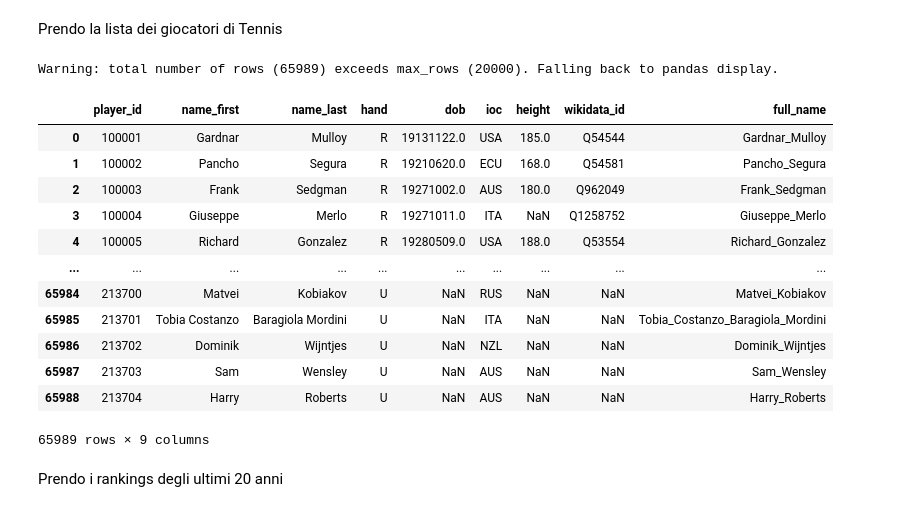
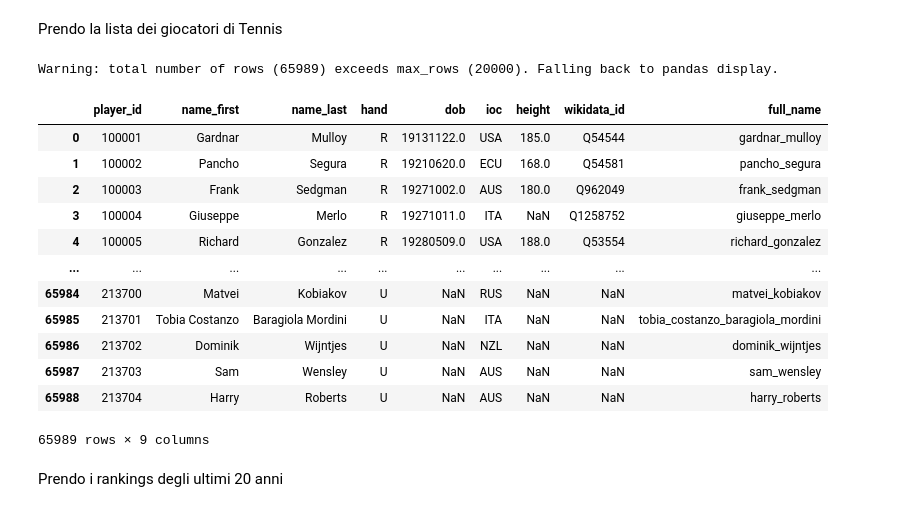
Before and after one commit to oraziotorre/MomentumShiftAI, a Jupyter notebook: ModelDevelopment.ipynb, the cells around one changed output. Drawn from its saved outputs; the diff is of its cells as text; code cells hidden in the pictures.

```diff
--- a/ModelDevelopment.ipynb
+++ b/ModelDevelopment.ipynb
@@ -441,35 +441,36 @@ Prendo la lista dei giocatori di Tennis
 # %%
 url = "https://raw.githubusercontent.com/JeffSackmann/tennis_atp/master/atp_players.csv"
 response = requests.get(url)
 
 with open("atp_players.csv", "w") as f:
     f.write(response.text)
 
 playerset = pd.read_csv("atp_players.csv")
+
+# Sostituisci NaN con stringhe vuote prima della concatenazione
+first = playerset['name_first'].fillna('').str.replace(' ', '_', regex=False).str.replace('-', '_', regex=False)
+last = playerset['name_last'].fillna('').str.replace(' ', '_', regex=False).str.replace('-', '_', regex=False)
+
+# Costruisci il full_name in modo sicuro
 playerset['full_name'] = (
-    playerset['name_first']
-    .str.replace(' ', '_', regex=False)
-    .str.replace('-', '_', regex=False)
-    + '_' +
-    playerset['name_last']
-    .str.replace(' ', '_', regex=False)
-    .str.replace('-', '_', regex=False)
-)
+    first + '_' + last
+).str.strip('_')  # Rimuove eventuali underscore iniziali/finali se una parte è vuota
+playerset['full_name'] = playerset['full_name'].str.lower()
 playerset
 # %% [output]
 Warning: total number of rows (65989) exceeds max_rows (20000). Falling back to pandas display.
 |  | player_id | name_first | name_last | hand | dob | ioc | height | wikidata_id | full_name |
-| 0 | 100001 | Gardnar | Mulloy | R | 19131122.0 | USA | 185.0 | Q54544 | Gardnar_Mulloy |
-| 1 | 100002 | Pancho | Segura | R | 19210620.0 | ECU | 168.0 | Q54581 | Pancho_Segura |
-| 2 | 100003 | Frank | Sedgman | R | 19271002.0 | AUS | 180.0 | Q962049 | Frank_Sedgman |
-| 3 | 100004 | Giuseppe | Merlo | R | 19271011.0 | ITA | NaN | Q1258752 | Giuseppe_Merlo |
-| 4 | 100005 | Richard | Gonzalez | R | 19280509.0 | USA | 188.0 | Q53554 | Richard_Gonzalez |
+| 0 | 100001 | Gardnar | Mulloy | R | 19131122.0 | USA | 185.0 | Q54544 | gardnar_mulloy |
+| 1 | 100002 | Pancho | Segura | R | 19210620.0 | ECU | 168.0 | Q54581 | pancho_segura |
+| 2 | 100003 | Frank | Sedgman | R | 19271002.0 | AUS | 180.0 | Q962049 | frank_sedgman |
+| 3 | 100004 | Giuseppe | Merlo | R | 19271011.0 | ITA | NaN | Q1258752 | giuseppe_merlo |
+| 4 | 100005 | Richard | Gonzalez | R | 19280509.0 | USA | 188.0 | Q53554 | richard_gonzalez |
 | ... | ... | ... | ... | ... | ... | ... | ... | ... | ... |
-| 65984 | 213700 | Matvei | Kobiakov | U | NaN | RUS | NaN | NaN | Matvei_Kobiakov |
-| 65985 | 213701 | Tobia Costanzo | Baragiola Mordini | U | NaN | ITA | NaN | NaN | Tobia_Costanzo_Baragiola_Mordini |
-| 65986 | 213702 | Dominik | Wijntjes | U | NaN | NZL | NaN | NaN | Dominik_Wijntjes |
-| 65987 | 213703 | Sam | Wensley | U | NaN | AUS | NaN | NaN | Sam_Wensley |
-| 65988 | 213704 | Harry | Roberts | U | NaN | AUS | NaN | NaN | Harry_Roberts |
+| 65984 | 213700 | Matvei | Kobiakov | U | NaN | RUS | NaN | NaN | matvei_kobiakov |
+| 65985 | 213701 | Tobia Costanzo | Baragiola Mordini | U | NaN | ITA | NaN | NaN | tobia_costanzo_baragiola_mordini |
+| 65986 | 213702 | Dominik | Wijntjes | U | NaN | NZL | NaN | NaN | dominik_wijntjes |
+| 65987 | 213703 | Sam | Wensley | U | NaN | AUS | NaN | NaN | sam_wensley |
+| 65988 | 213704 | Harry | Roberts | U | NaN | AUS | NaN | NaN | harry_roberts |
 65989 rows × 9 columns
 # %% [markdown]
 Prendo i rankings degli ultimi 20 anni
```
Also changed, not shown: parts of 17 cells of this notebook.
